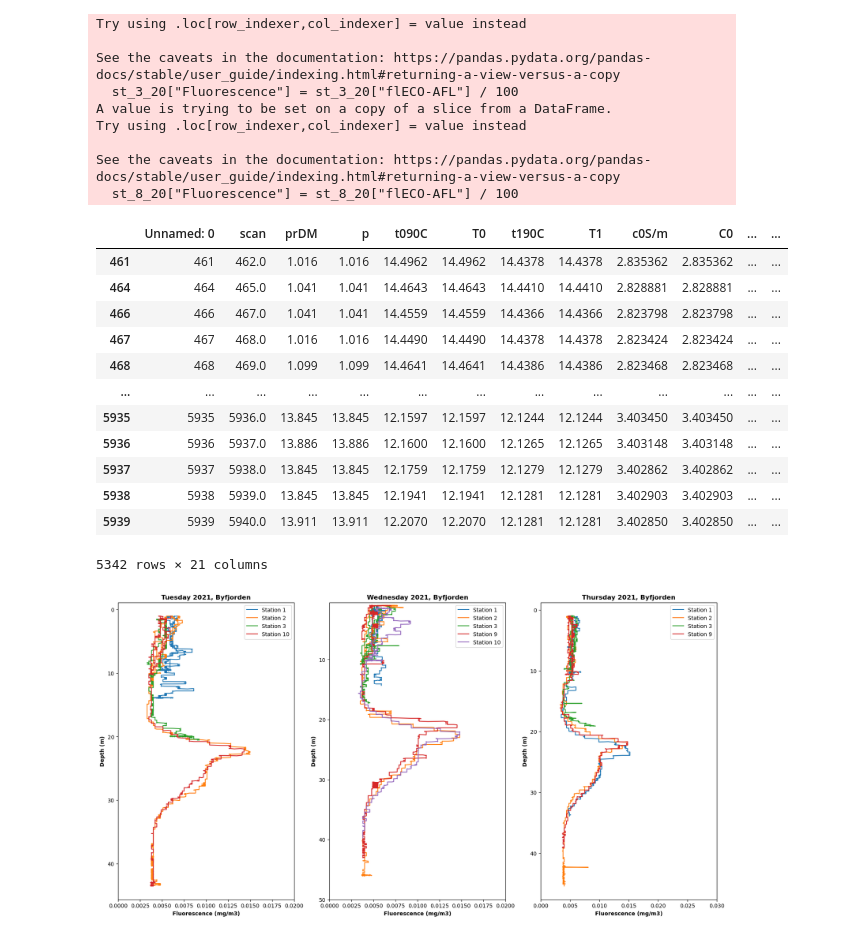
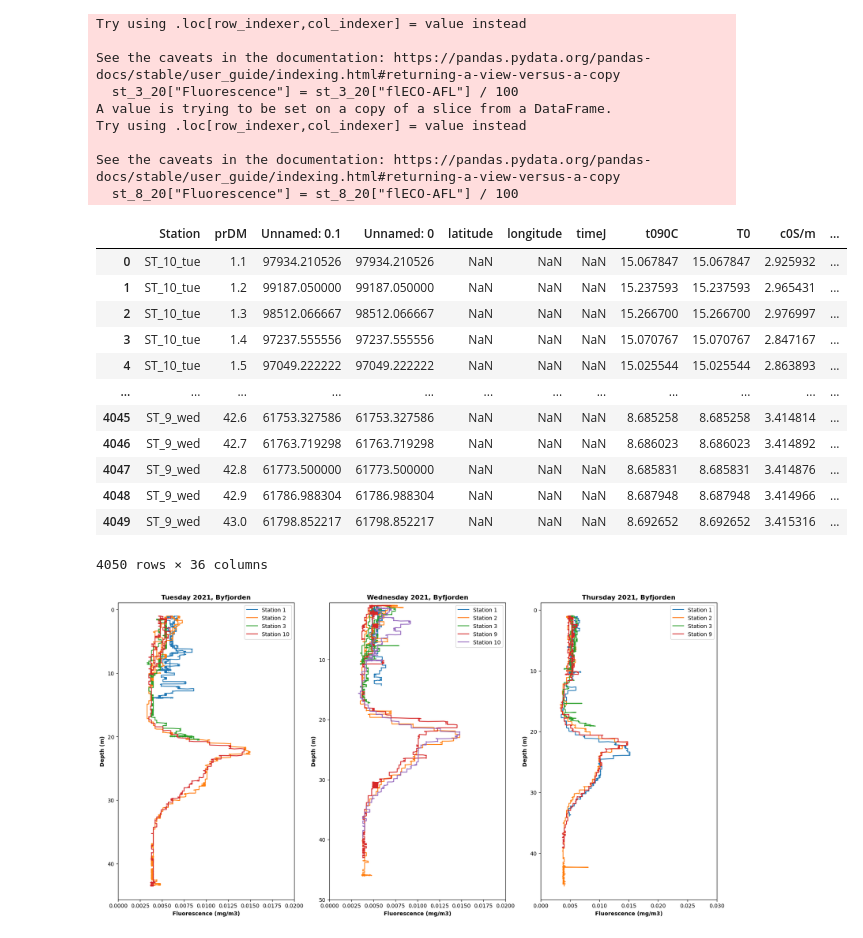
Before and after one commit to haganjam/MAR440_2023, a Jupyter notebook: code/CTD_plot_script.ipynb, the cells around one changed output. Drawn from its saved outputs; the diff is of its cells as text; code cells hidden in the pictures.

```diff
--- a/code/CTD_plot_script.ipynb
+++ b/code/CTD_plot_script.ipynb
@@ -31,6 +31,13 @@ df_2023_w["Year"] = 2023
 
 #Import augustas cleaned data
 df_aug = pd.read_csv("/home/filip/R/BioLumi/MAR440_2023/data/clean_data/fixed_flur_byfjorden_clean_data.csv")
+# %%
+#import augustas fixed data
+df_2019_fix = pd.read_csv("/home/filip/R/BioLumi/MAR440_2023/data/clean_data/fullfix_ctd_data/fullfix_ctd_data_2019.csv")
+df_2020_fix = pd.read_csv("/home/filip/R/BioLumi/MAR440_2023/data/clean_data/fullfix_ctd_data/fullfix_ctd_data_2020.csv")
+df_2021_fix = pd.read_csv("/home/filip/R/BioLumi/MAR440_2023/data/clean_data/fullfix_ctd_data/fullfix_ctd_data_2021.csv")
+df_2022_fix = pd.read_csv("/home/filip/R/BioLumi/MAR440_2023/data/clean_data/fullfix_ctd_data/fullfix_ctd_data_2022.csv")
+df_2023_fix = pd.read_csv("/home/filip/R/BioLumi/MAR440_2023/data/clean_data/fullfix_ctd_data/fullfix_ctd_data_2023.csv")
 # %%
 #Select the stations from 2019
 st_1_19 = (df_2019.loc[df_2019['STATION']=='ST_1'])
@@ -223,44 +232,45 @@ st_3_21_tue = (df_2021.loc[df_2021['STATION']=='ST_3_tue'])
 st_4_21_tue = (df_2021.loc[df_2021['STATION']=='ST_4_tue'])
 st_5_21_tue = (df_2021.loc[df_2021['STATION']=='ST_5_tue'])
 st_6_21_tue = (df_2021.loc[df_2021['STATION']=='ST_6_tue'])
 st_10_21_tue = (df_2021.loc[df_2021['STATION']=='ST_10_tue'])
 #st_11_21_tue = (df_2021.loc[df_2021['STATION']=='ST_11_tue'])
 
 #Wednesday
 st_1_21_wed = (df_2021.loc[df_2021['STATION']=='ST_1_wed'])
 st_2_21_wed = (df_2021.loc[df_2021['STATION']=='ST_2_wed'])
 st_3_21_wed = (df_2021.loc[df_2021['STATION']=='ST_3_wed'])
 st_4_21_wed = (df_2021.loc[df_2021['STATION']=='ST_4_wed'])
 st_5_21_wed = (df_2021.loc[df_2021['STATION']=='ST_5_wed'])
 st_6_21_wed = (df_2021.loc[df_2021['STATION']=='ST_6_wed'])
 st_7_21_wed = (df_2021.loc[df_2021['STATION']=='ST_7_wed'])
 st_8_21_wed = (df_2021.loc[df_2021['STATION']=='ST_8_wed'])
 st_9_21_wed = (df_2021.loc[df_2021['STATION']=='ST_9_wed'])
 st_10_21_wed = (df_2021.loc[df_2021['STATION']=='ST_10_wed'])
 
 #Thursday
 st_1_21_thu = (df_2021.loc[df_2021['STATION']=='ST_1_thu'])
 st_2_21_thu = (df_2021.loc[df_2021['STATION']=='ST_2_thu'])
 st_3_21_thu = (df_2021.loc[df_2021['STATION']=='ST_3_thu'])
 st_4_21_thu = (df_2021.loc[df_2021['STATION']=='ST_4_thu'])
 st_5_21_thu = (df_2021.loc[df_2021['STATION']=='ST_5_thu'])
 st_6_21_thu = (df_2021.loc[df_2021['STATION']=='ST_6_thu'])
 st_7_21_thu = (df_2021.loc[df_2021['STATION']=='ST_7_thu'])
 st_8_21_thu = (df_2021.loc[df_2021['STATION']=='ST_8_thu'])
 st_9_21_thu = (df_2021.loc[df_2021['STATION']=='ST_9_thu'])
 
-st_1_21_tue
+
+df_2021_fix
 # %% [output]
-|  | Unnamed: 0 | scan | prDM | p | t090C | T0 | t190C | T1 | c0S/m | C0 | ... | ... |
-| 461 | 461 | 462.0 | 1.016 | 1.016 | 14.4962 | 14.4962 | 14.4378 | 14.4378 | 2.835362 | 2.835362 | ... | ... |
-| 464 | 464 | 465.0 | 1.041 | 1.041 | 14.4643 | 14.4643 | 14.4410 | 14.4410 | 2.828881 | 2.828881 | ... | ... |
-| 466 | 466 | 467.0 | 1.041 | 1.041 | 14.4559 | 14.4559 | 14.4366 | 14.4366 | 2.823798 | 2.823798 | ... | ... |
-| 467 | 467 | 468.0 | 1.016 | 1.016 | 14.4490 | 14.4490 | 14.4378 | 14.4378 | 2.823424 | 2.823424 | ... | ... |
-| 468 | 468 | 469.0 | 1.099 | 1.099 | 14.4641 | 14.4641 | 14.4386 | 14.4386 | 2.823468 | 2.823468 | ... | ... |
-| ... | ... | ... | ... | ... | ... | ... | ... | ... | ... | ... | ... | ... |
-| 5935 | 5935 | 5936.0 | 13.845 | 13.845 | 12.1597 | 12.1597 | 12.1244 | 12.1244 | 3.403450 | 3.403450 | ... | ... |
-| 5936 | 5936 | 5937.0 | 13.886 | 13.886 | 12.1600 | 12.1600 | 12.1265 | 12.1265 | 3.403148 | 3.403148 | ... | ... |
-| 5937 | 5937 | 5938.0 | 13.845 | 13.845 | 12.1759 | 12.1759 | 12.1279 | 12.1279 | 3.402862 | 3.402862 | ... | ... |
-| 5938 | 5938 | 5939.0 | 13.845 | 13.845 | 12.1941 | 12.1941 | 12.1281 | 12.1281 | 3.402903 | 3.402903 | ... | ... |
-| 5939 | 5939 | 5940.0 | 13.911 | 13.911 | 12.2070 | 12.2070 | 12.1281 | 12.1281 | 3.402850 | 3.402850 | ... | ... |
+|  | Station | prDM | Unnamed: 0.1 | Unnamed: 0 | latitude | longitude | timeJ | t090C | T0 | c0S/m | ... |
+| 0 | ST_10_tue | 1.1 | 97934.210526 | 97934.210526 | NaN | NaN | NaN | 15.067847 | 15.067847 | 2.925932 | ... |
+| 1 | ST_10_tue | 1.2 | 99187.050000 | 99187.050000 | NaN | NaN | NaN | 15.237593 | 15.237593 | 2.965431 | ... |
+| 2 | ST_10_tue | 1.3 | 98512.066667 | 98512.066667 | NaN | NaN | NaN | 15.266700 | 15.266700 | 2.976997 | ... |
+| 3 | ST_10_tue | 1.4 | 97237.555556 | 97237.555556 | NaN | NaN | NaN | 15.070767 | 15.070767 | 2.847167 | ... |
+| 4 | ST_10_tue | 1.5 | 97049.222222 | 97049.222222 | NaN | NaN | NaN | 15.025544 | 15.025544 | 2.863893 | ... |
+| ... | ... | ... | ... | ... | ... | ... | ... | ... | ... | ... | ... |
+| 4045 | ST_9_wed | 42.6 | 61753.327586 | 61753.327586 | NaN | NaN | NaN | 8.685258 | 8.685258 | 3.414814 | ... |
+| 4046 | ST_9_wed | 42.7 | 61763.719298 | 61763.719298 | NaN | NaN | NaN | 8.686023 | 8.686023 | 3.414892 | ... |
+| 4047 | ST_9_wed | 42.8 | 61773.500000 | 61773.500000 | NaN | NaN | NaN | 8.685831 | 8.685831 | 3.414876 | ... |
+| 4048 | ST_9_wed | 42.9 | 61786.988304 | 61786.988304 | NaN | NaN | NaN | 8.687948 | 8.687948 | 3.414966 | ... |
+| 4049 | ST_9_wed | 43.0 | 61798.852217 | 61798.852217 | NaN | NaN | NaN | 8.692652 | 8.692652 | 3.415316 | ... |
-5342 rows × 21 columns
+4050 rows × 36 columns
```
Also changed, not shown: parts of 18 cells of this notebook, 4 other files.
